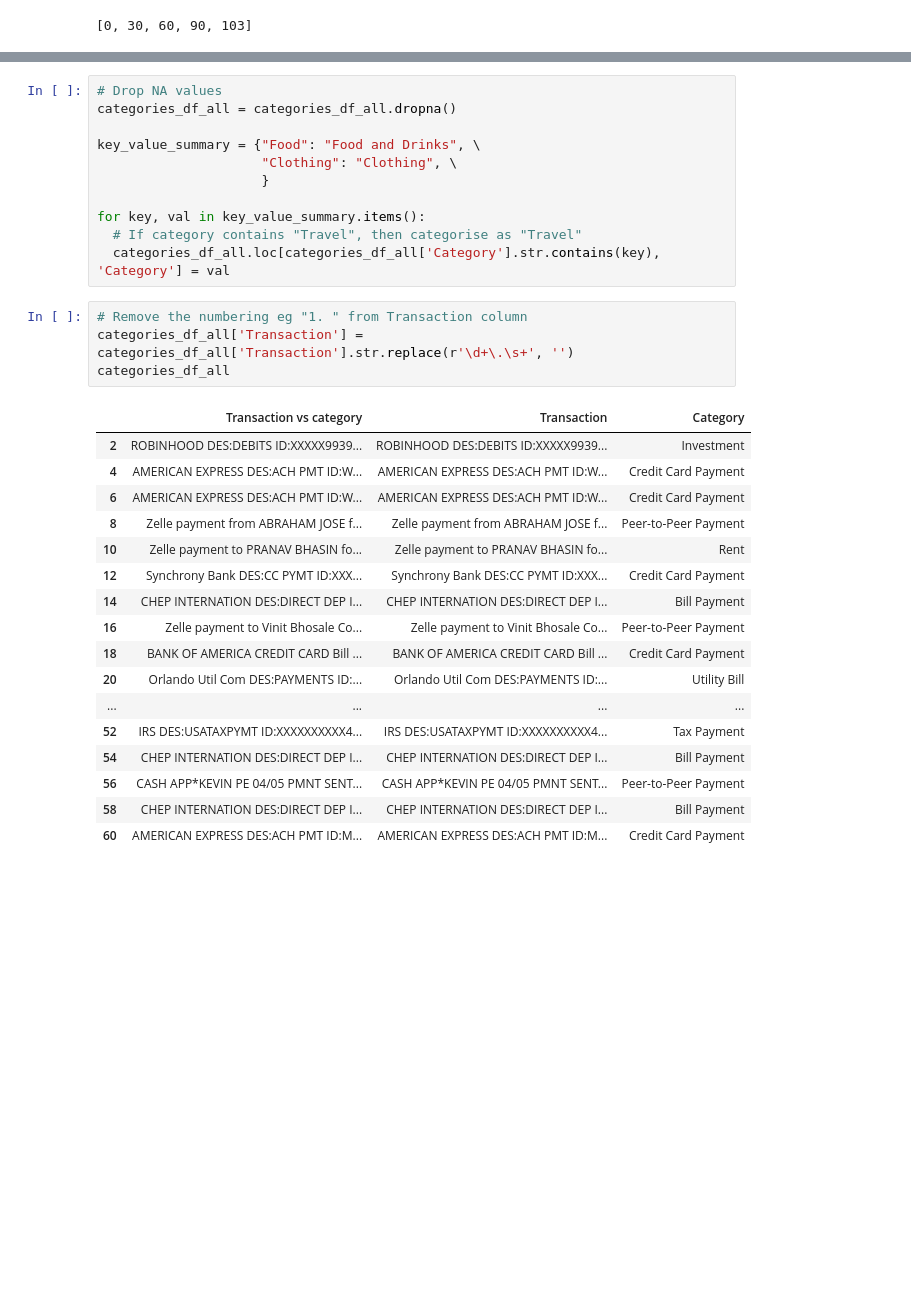
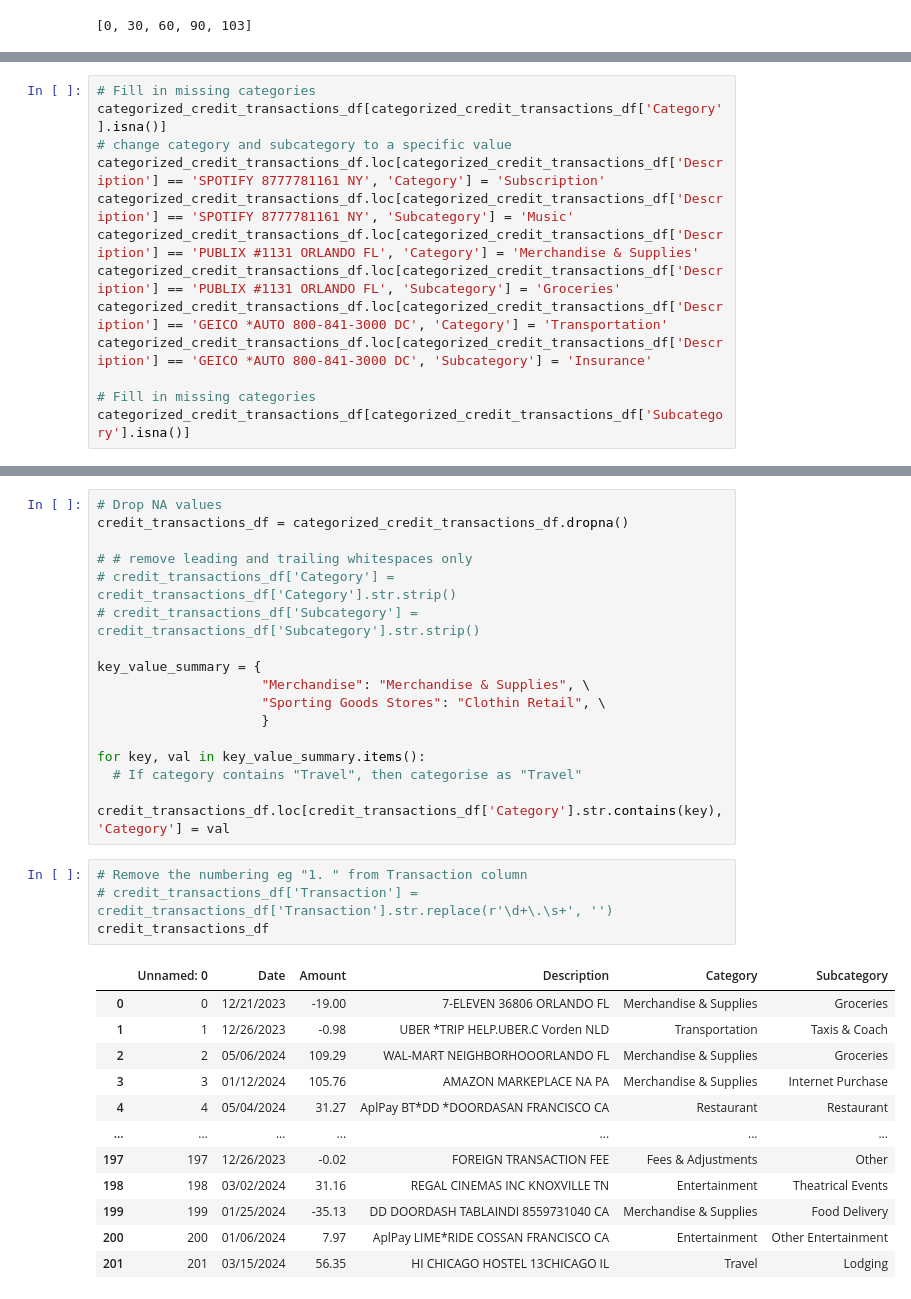
Before and after one commit to kesaroid/finance-analyzer, a Jupyter notebook: categorize_transactions_v2.ipynb, the cells around one changed output, grey strips where cells are left out. Saved outputs shown, nothing was run; the diff lists cells and outputs as text; blank space fills up the shorter version.

```diff
--- a/categorize_transactions_v2.ipynb
+++ b/categorize_transactions_v2.ipynb
@@ -290,0 +256,13 @@ array([None, 'Investment;', 'Credit card payment;', 'Salary;',
+# %%
+# Fill in missing categories
+categorized_credit_transactions_df[categorized_credit_transactions_df['Category'].isna()]
+# change category and subcategory to a specific value
+categorized_credit_transactions_df.loc[categorized_credit_transactions_df['Description'] == 'SPOTIFY 8777781161 NY', 'Category'] = 'Subscription'
+categorized_credit_transactions_df.loc[categorized_credit_transactions_df['Description'] == 'SPOTIFY 8777781161 NY', 'Subcategory'] = 'Music'
+categorized_credit_transactions_df.loc[categorized_credit_transactions_df['Description'] == 'PUBLIX #1131 ORLANDO FL', 'Category'] = 'Merchandise & Supplies'
+categorized_credit_transactions_df.loc[categorized_credit_transactions_df['Description'] == 'PUBLIX #1131 ORLANDO FL', 'Subcategory'] = 'Groceries'
+categorized_credit_transactions_df.loc[categorized_credit_transactions_df['Description'] == 'GEICO *AUTO 800-841-3000 DC', 'Category'] = 'Transportation'
+categorized_credit_transactions_df.loc[categorized_credit_transactions_df['Description'] == 'GEICO *AUTO 800-841-3000 DC', 'Subcategory'] = 'Insurance'
+
+# Fill in missing categories
+categorized_credit_transactions_df[categorized_credit_transactions_df['Subcategory'].isna()]
@@ -291,33 +271,33 @@ array([None, 'Investment;', 'Credit card payment;', 'Salary;',
 # %%
 # Drop NA values
-categories_df_all = categories_df_all.dropna()
+credit_transactions_df = categorized_credit_transactions_df.dropna()
 
-key_value_summary = {"Food": "Food and Drinks", \
-                     "Clothing": "Clothing", \
+# # remove leading and trailing whitespaces only
+# credit_transactions_df['Category'] = credit_transactions_df['Category'].str.strip()
+# credit_transactions_df['Subcategory'] = credit_transactions_df['Subcategory'].str.strip()
+
+key_value_summary = {
+                     "Merchandise": "Merchandise & Supplies", \
+                     "Sporting Goods Stores": "Clothin Retail", \
                      }
 
 for key, val in key_value_summary.items():
   # If category contains "Travel", then categorise as "Travel"
-  categories_df_all.loc[categories_df_all['Category'].str.contains(key), 'Category'] = val
+  credit_transactions_df.loc[credit_transactions_df['Category'].str.contains(key), 'Category'] = val
 # %%
 # Remove the numbering eg "1. " from Transaction column
-categories_df_all['Transaction'] = categories_df_all['Transaction'].str.replace(r'\d+\.\s+', '')
-categories_df_all
+# credit_transactions_df['Transaction'] = credit_transactions_df['Transaction'].str.replace(r'\d+\.\s+', '')
+credit_transactions_df
 # %% [output]
-|  | Transaction vs category | Transaction | Category |
-| 2 | ROBINHOOD DES:DEBITS ID:XXXXX9939... | ROBINHOOD DES:DEBITS ID:XXXXX9939... | Investment |
-| 4 | AMERICAN EXPRESS DES:ACH PMT ID:W... | AMERICAN EXPRESS DES:ACH PMT ID:W... | Credit Card Payment |
-| 6 | AMERICAN EXPRESS DES:ACH PMT ID:W... | AMERICAN EXPRESS DES:ACH PMT ID:W... | Credit Card Payment |
-| 8 | Zelle payment from ABRAHAM JOSE f... | Zelle payment from ABRAHAM JOSE f... | Peer-to-Peer Payment |
-| 10 | Zelle payment to PRANAV BHASIN fo... | Zelle payment to PRANAV BHASIN fo... | Rent |
-| 12 | Synchrony Bank DES:CC PYMT ID:XXX... | Synchrony Bank DES:CC PYMT ID:XXX... | Credit Card Payment |
-| 14 | CHEP INTERNATION DES:DIRECT DEP I... | CHEP INTERNATION DES:DIRECT DEP I... | Bill Payment |
-| 16 | Zelle payment to Vinit Bhosale Co... | Zelle payment to Vinit Bhosale Co... | Peer-to-Peer Payment |
-| 18 | BANK OF AMERICA CREDIT CARD Bill ... | BANK OF AMERICA CREDIT CARD Bill ... | Credit Card Payment |
-| 20 | Orlando Util Com DES:PAYMENTS ID:... | Orlando Util Com DES:PAYMENTS ID:... | Utility Bill |
-| ... | ... | ... | ... |
-| 52 | IRS DES:USATAXPYMT ID:XXXXXXXXXX4... | IRS DES:USATAXPYMT ID:XXXXXXXXXX4... | Tax Payment |
-| 54 | CHEP INTERNATION DES:DIRECT DEP I... | CHEP INTERNATION DES:DIRECT DEP I... | Bill Payment |
-| 56 | CASH APP*KEVIN PE 04/05 PMNT SENT... | CASH APP*KEVIN PE 04/05 PMNT SENT... | Peer-to-Peer Payment |
-| 58 | CHEP INTERNATION DES:DIRECT DEP I... | CHEP INTERNATION DES:DIRECT DEP I... | Bill Payment |
-| 60 | AMERICAN EXPRESS DES:ACH PMT ID:M... | AMERICAN EXPRESS DES:ACH PMT ID:M... | Credit Card Payment |
+|  | Unnamed: 0 | Date | Amount | Description | Category | Subcategory |
+| 0 | 0 | 12/21/2023 | -19.00 | 7-ELEVEN 36806 ORLANDO FL | Merchandise & Supplies | Groceries |
+| 1 | 1 | 12/26/2023 | -0.98 | UBER *TRIP HELP.UBER.C Vorden NLD | Transportation | Taxis & Coach |
+| 2 | 2 | 05/06/2024 | 109.29 | WAL-MART NEIGHBORHOOORLANDO FL | Merchandise & Supplies | Groceries |
+| 3 | 3 | 01/12/2024 | 105.76 | AMAZON MARKEPLACE NA PA | Merchandise & Supplies | Internet Purchase |
+| 4 | 4 | 05/04/2024 | 31.27 | AplPay BT*DD *DOORDASAN FRANCISCO CA | Restaurant | Restaurant |
+| ... | ... | ... | ... | ... | ... | ... |
+| 197 | 197 | 12/26/2023 | -0.02 | FOREIGN TRANSACTION FEE | Fees & Adjustments | Other |
+| 198 | 198 | 03/02/2024 | 31.16 | REGAL CINEMAS INC KNOXVILLE TN | Entertainment | Theatrical Events |
+| 199 | 199 | 01/25/2024 | -35.13 | DD DOORDASH TABLAINDI 8559731040 CA | Merchandise & Supplies | Food Delivery |
+| 200 | 200 | 01/06/2024 | 7.97 | AplPay LIME*RIDE COSSAN FRANCISCO CA | Entertainment | Other Entertainment |
+| 201 | 201 | 03/15/2024 | 56.35 | HI CHICAGO HOSTEL 13CHICAGO IL | Travel | Lodging |
```
Also changed, not shown: parts of 21 cells of this notebook.
